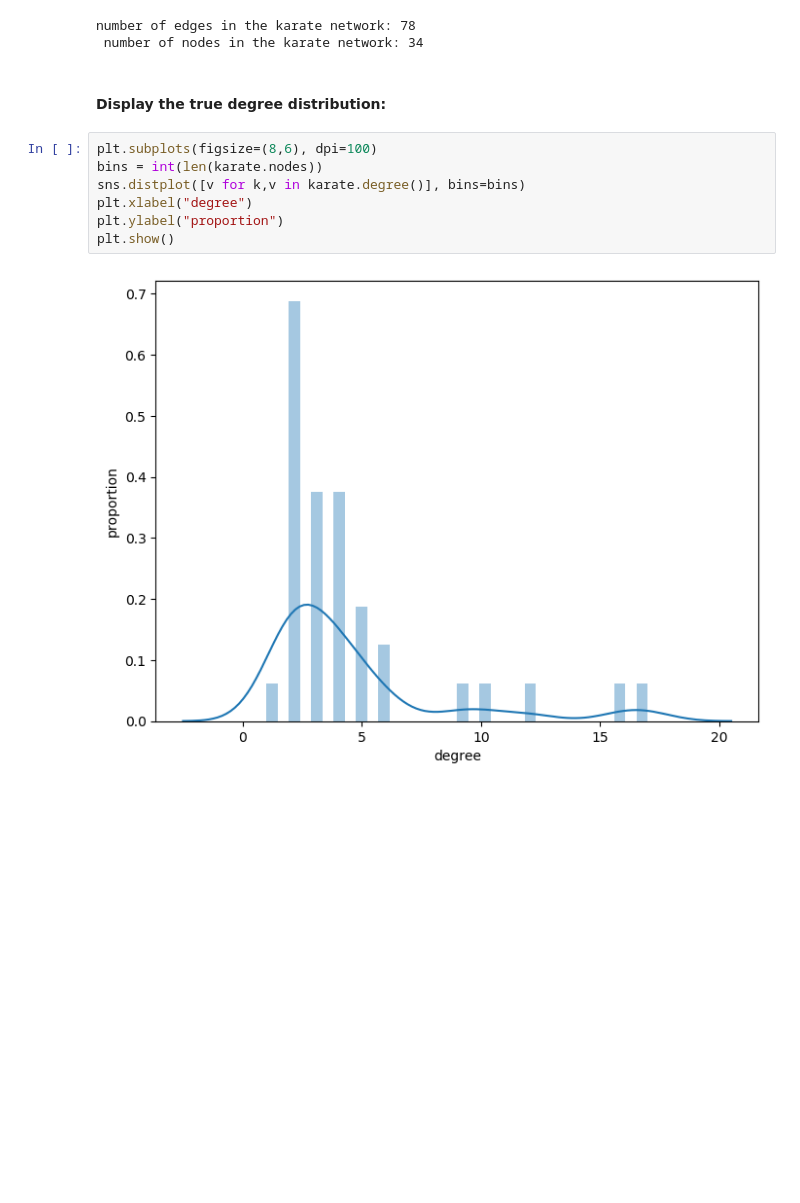
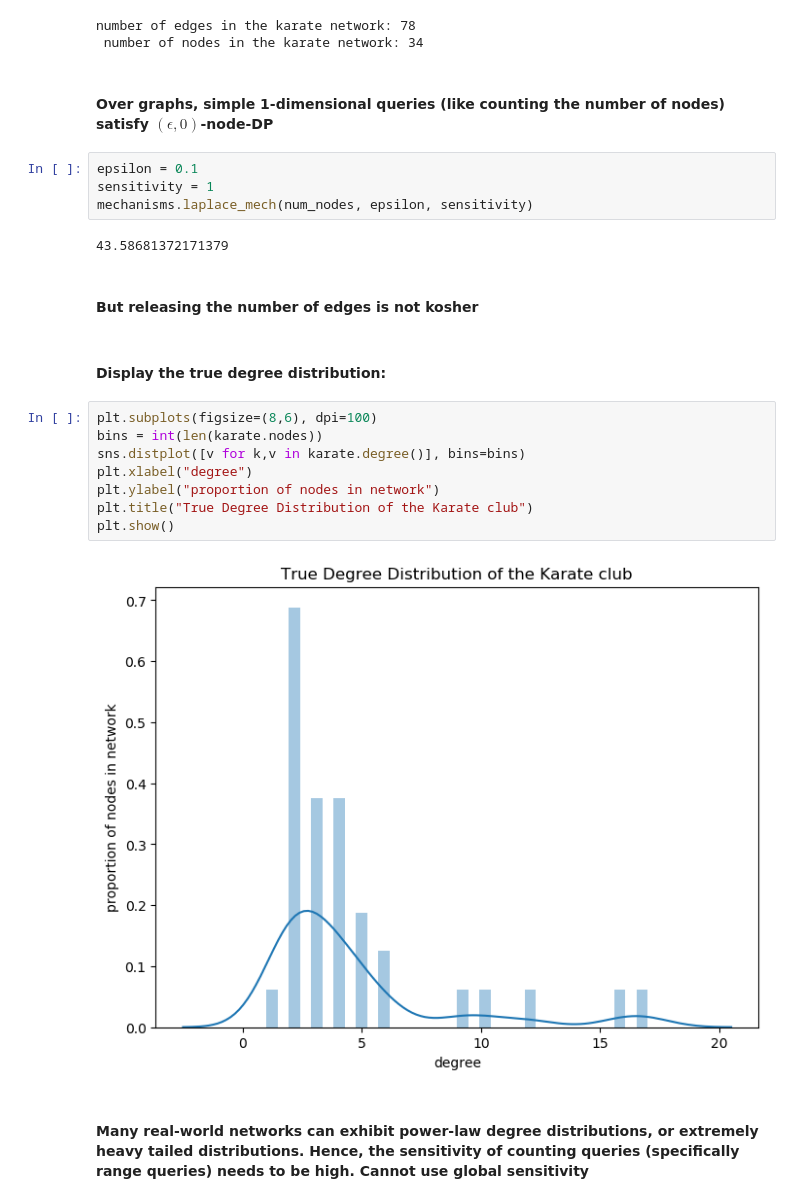
Before and after one commit to DaveLanday/DifferentiallyPrivateNetworks, a Jupyter notebook: notebooks/Project.ipynb, the cells around one changed output. Saved outputs shown, nothing was run; the diff lists cells and outputs as text; blank space fills up the shorter version.

```diff
--- a/notebooks/Project.ipynb
+++ b/notebooks/Project.ipynb
@@ -42,14 +47,27 @@ number of nodes in the karate network: {}'.format(num_edges, num_nodes))
 # %% [output]
 number of edges in the karate network: 78
  number of nodes in the karate network: 34
+# %% [markdown]
+#### Over graphs, simple 1-dimensional queries (like counting the number of nodes) satisfy $(\epsilon, 0)$-node-DP
+# %%
+epsilon = 0.1
+sensitivity = 1
+mechanisms.laplace_mech(num_nodes, epsilon, sensitivity)
+# %% [output]
+43.58681372171379
+# %% [markdown]
+#### But releasing the number of edges is not kosher
 # %% [markdown]
 #### Display the true degree distribution:
 # %%
 plt.subplots(figsize=(8,6), dpi=100)
 bins = int(len(karate.nodes))
 sns.distplot([v for k,v in karate.degree()], bins=bins)
 plt.xlabel("degree")
-plt.ylabel("proportion")
+plt.ylabel("proportion of nodes in network")
+plt.title("True Degree Distribution of the Karate club")
 plt.show()
 # %% [output]
-[figure, old version]
+[figure, new version]
+# %% [markdown]
+#### Many real-world networks can exhibit power-law degree distributions, or extremely heavy tailed distributions. Hence, the sensitivity of counting queries (specifically range queries) needs to be high. Cannot use global sensitivity
```
Also changed, not shown: parts of 4 cells of this notebook, 1 other file.
